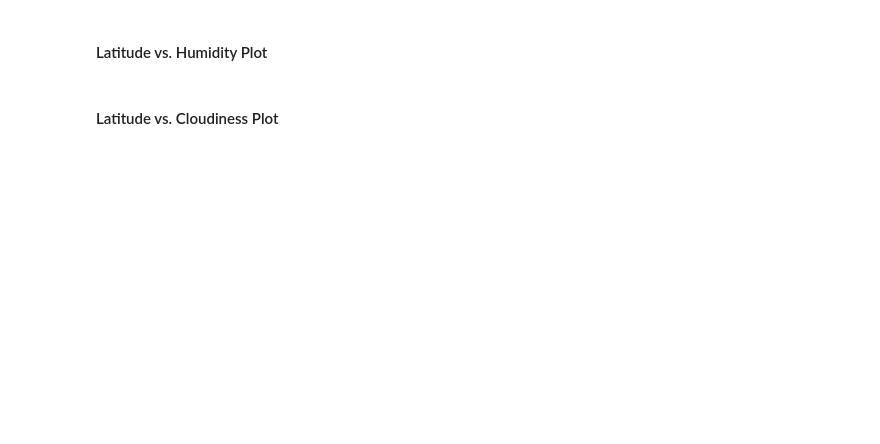
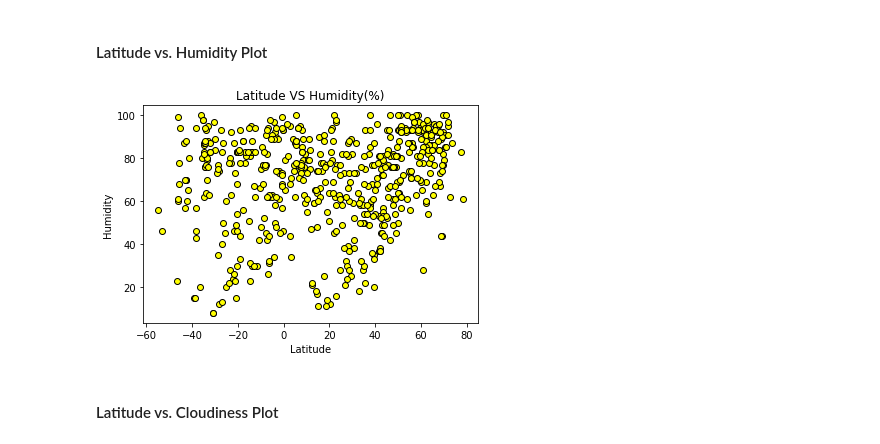
Before and after one commit to whysoq520/databootcamp-homework, a Jupyter notebook: python-api-challenge/WeatherPy/starter_code/Weatherpy2.ipynb, the cells around one changed output. Saved outputs shown, nothing was run; the diff lists cells and outputs as text; code cells hidden in the pictures; blank space fills up the shorter version.

```diff
--- a/python-api-challenge/WeatherPy/starter_code/Weatherpy2.ipynb
+++ b/python-api-challenge/WeatherPy/starter_code/Weatherpy2.ipynb
@@ -134,4 +143,13 @@ weather_data.to_csv("weather 2/weather_data.csv",index=False, header=True)
 # %% [markdown]
 #### Latitude vs. Humidity Plot
+# %%
+plt.scatter(weather_data["Latitude"], weather_data["Humidity(%)"],marker = "o",facecolors="yellow", edgecolors="black" )
+plt.xlabel("Latitude")
+plt.ylabel("Humidity")
+plt.title('Latitude VS Humidity(%)')
+plt.savefig('weather 2/lat vs humidity')
+plt.show()
+# %% [output]
+[figure, added]
 # %% [markdown]
 #### Latitude vs. Cloudiness Plot
```
Also changed, not shown: parts of 4 cells of this notebook.
